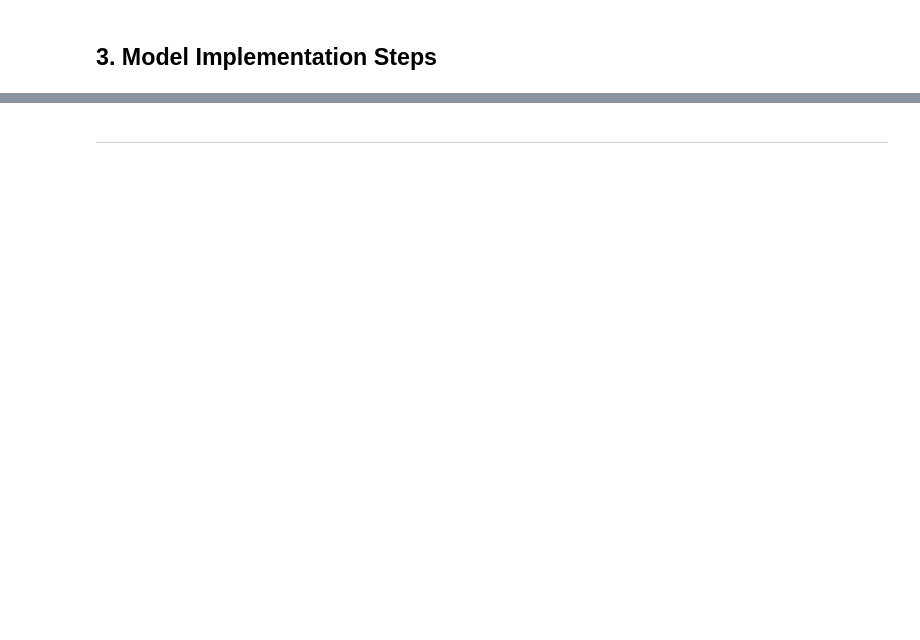
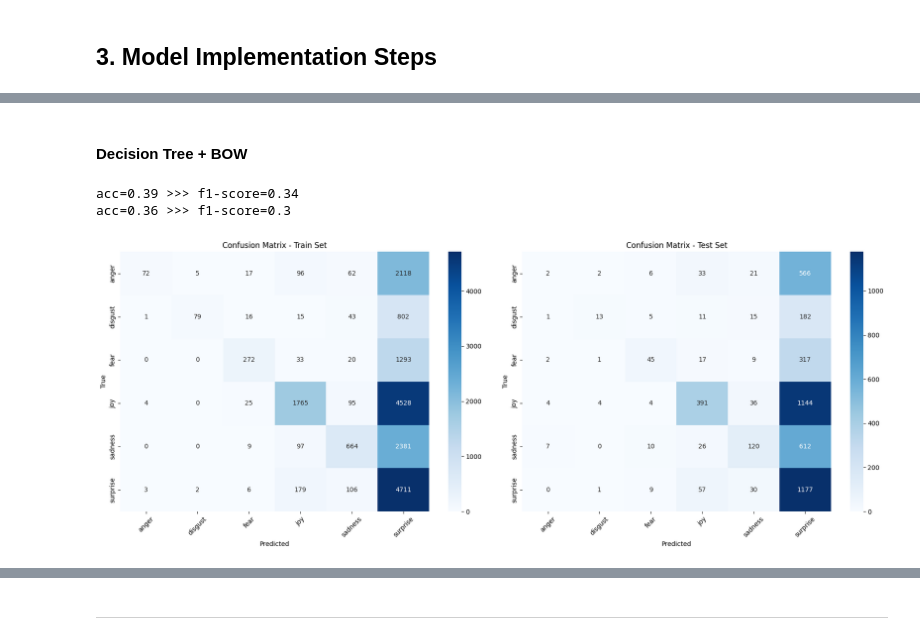
Before and after one commit to Kinkon910606/DM2025-Lab2-Exercise, a Jupyter notebook: DM2025-Lab2-Homework.ipynb, the cells around one changed output, grey strips where cells are left out. Drawn from its saved outputs; the diff is of its cells as text; code cells hidden in the pictures; blank space fills up the shorter version.

```diff
--- a/DM2025-Lab2-Homework.ipynb
+++ b/DM2025-Lab2-Homework.ipynb
@@ -368,0 +525,29 @@ plt.show()
+# %% [markdown]
+#### Decision Tree + BOW
+# %%
+#// Method : Decision Tree + BOW
+from sklearn.tree import DecisionTreeClassifier
+
+dtModel_BOW = DecisionTreeClassifier(
+    random_state=42,
+    criterion="entropy",
+    max_depth =15
+
+    )
+
+## training!!
+dtModel_BOW.fit(train_BOW_features, y_train)
+
+## predict!!
+y_pred_train = dtModel_BOW.predict(train_BOW_features)
+y_pred_val = dtModel_BOW.predict(val_BOW_features)
+# result!!
+result(y_train ,y_pred_train)
+result(y_val ,y_pred_val)
+
+plot_cm(y_train, y_pred_train, y_val, y_pred_val)
+#! only joy...
+# %% [output]
+acc=0.39 >>> f1-score=0.34
+acc=0.36 >>> f1-score=0.3
+[figure, added]
```
Also changed, not shown: parts of 56 cells of this notebook, 1 other file.
